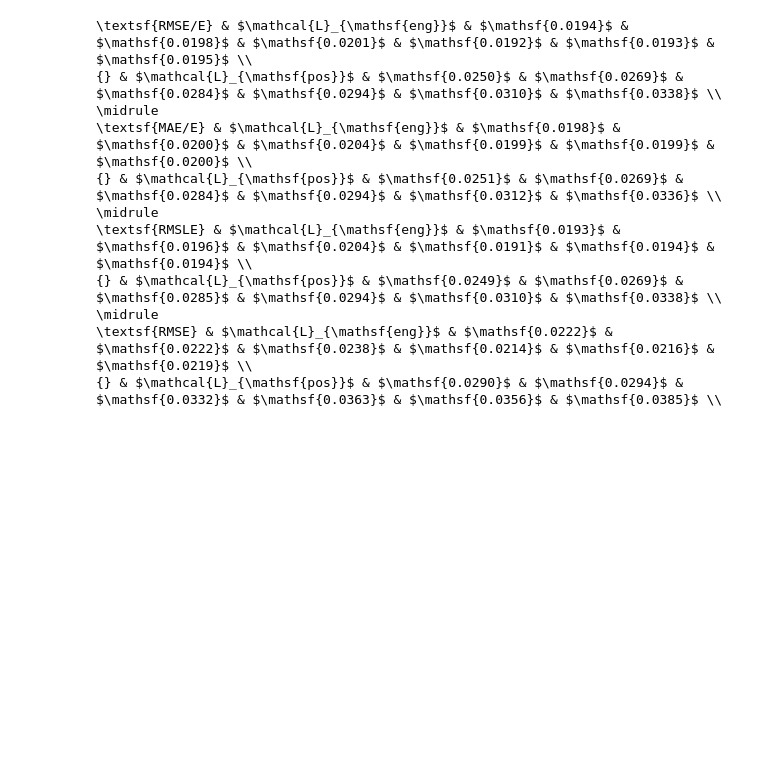
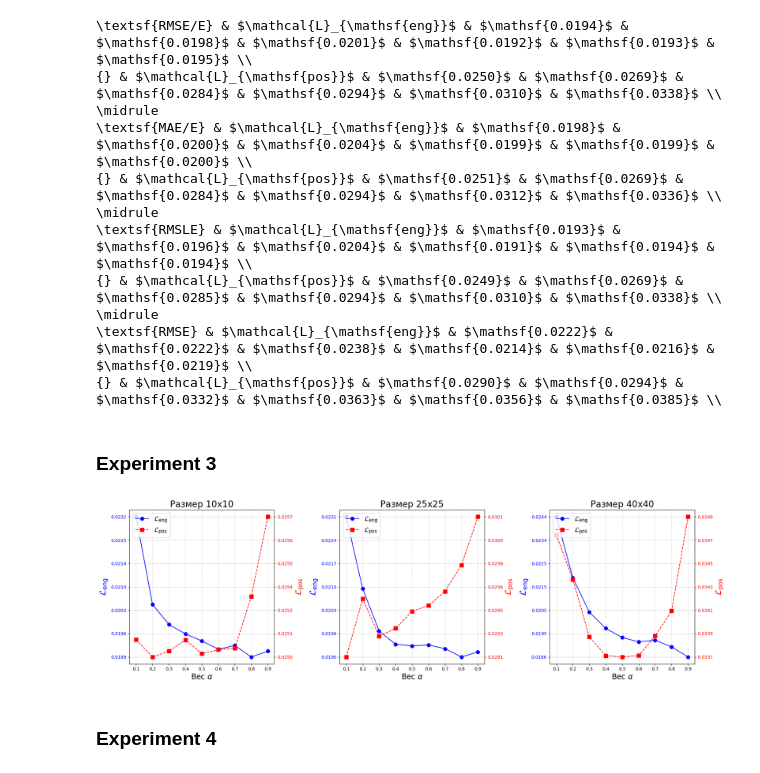
Before and after one commit to dxtvzw/ecal-optimization, a Jupyter notebook: report/data/collect_data.ipynb, the cells around one changed output. Drawn from its saved outputs; the diff is of its cells as text; code cells hidden in the pictures; blank space fills up the shorter version.

Commit message:
exp 2 3 4 plots and tables

```diff
--- a/report/data/collect_data.ipynb
+++ b/report/data/collect_data.ipynb
@@ -157,3 +152,83 @@ for loss_fn in eng_losses:
 \midrule
 \textsf{RMSE} & $\mathcal{L}_{\mathsf{eng}}$ & $\mathsf{0.0222}$ & $\mathsf{0.0222}$ & $\mathsf{0.0238}$ & $\mathsf{0.0214}$ & $\mathsf{0.0216}$ & $\mathsf{0.0219}$ \\
 {} & $\mathcal{L}_{\mathsf{pos}}$ & $\mathsf{0.0290}$ & $\mathsf{0.0294}$ & $\mathsf{0.0332}$ & $\mathsf{0.0363}$ & $\mathsf{0.0356}$ & $\mathsf{0.0385}$ \\
+# %% [markdown]
+### Experiment 3
+# %%
+from matplotlib.ticker import FormatStrFormatter
+
+dir = "raw/exp3"
+paths = {
+    "eng": "RMSE_E_eng.txt",
+    "pos": "RMSE_pos.txt",
+}
+
+shapes = set()
+alphas = set()
+
+data = {key: {} for key in paths.keys()}
+
+for metric, path in paths.items():
+    with open(os.path.join(dir, path), 'r') as f:
+        for line in f:
+            _, exp_name, value = line.strip().split()
+            _, shape, alpha = exp_name.split('_')
+
+            alpha = float(alpha)
+            value = float(value)
+
+            if shape not in data[metric]:
+                data[metric][shape] = {}
+
+            data[metric][shape][alpha] = value
+
+            alphas.add(alpha)
+            shapes.add(shape)
+
+shapes = list(shapes)
+shapes.sort()
+
+alphas = list(alphas)
+alphas.sort()
+
+fig, axs = plt.subplots(1, 3, figsize=(20, 6))  # 1 row, 3 columns
+
+for i, (ax1, shape) in enumerate(zip(axs, shapes)):
+    arr_eng = sorted(list(data['eng'][shape].items()), key=lambda x: x[0])
+    arr_eng = arr_eng[1:-1]
+
+    arr_pos = sorted(list(data['pos'][shape].items()), key=lambda x: x[0])
+    arr_pos = arr_pos[1:-1]
+
+    ax1.plot([x[0] for x in arr_eng], [x[1] for x in arr_eng], color='blue', linestyle='-', marker='o', markersize=8, label='$\mathcal{L}_{\mathsf{eng}}$')
+    ax1.set_ylabel('$\mathcal{L}_{\mathsf{eng}}$', color='blue', fontsize=20)
+    ax1.tick_params(axis='y', labelcolor='blue')
+    ax1.set_yticks(np.linspace(np.min([x[1] for x in arr_eng]), np.max([x[1] for x in arr_eng]), 7))
+    ax1.yaxis.set_major_formatter(FormatStrFormatter('%.4f'))
+
+    ax2 = ax1.twinx()
+    ax2.plot([x[0] for x in arr_pos], [x[1] for x in arr_pos], color='red', linestyle='--', marker='s', markersize=8, label='$\mathcal{L}_{\mathsf{pos}}$')
+    ax2.set_ylabel('$\mathcal{L}_{\mathsf{pos}}$', color='red', fontsize=20)
+    ax2.tick_params(axis='y', labelcolor='red')
+    ax2.set_yticks(np.linspace(np.min([x[1] for x in arr_pos]), np.max([x[1] for x in arr_pos]), 7))
+    ax2.yaxis.set_major_formatter(FormatStrFormatter('%.4f'))
+
+    ax1.set_xlabel('Вес $\\alpha$', fontsize=17)
+    ax1.set_title(f"Размер {shape}", fontsize=20)
+
+    lines1, labels1 = ax1.get_legend_handles_labels()
+    lines2, labels2 = ax2.get_legend_handles_labels()
+    ax2.legend(lines1 + lines2, labels1 + labels2, loc='upper left', fontsize=15)
+
+    ax1.grid(which='major', linestyle='--', alpha=0.5)
+    ax2.grid(which='major', linestyle='--', alpha=0.5)
+
+# plt.subplots_adjust(wspace=0.5)
+plt.tight_layout()
+
+plt.savefig('../graphics/exp3_alpha')
+plt.show()
+# %% [output]
+[figure, added]
+# %% [markdown]
+### Experiment 4
```
Also changed, not shown: parts of 6 cells of this notebook, 8 other files.
